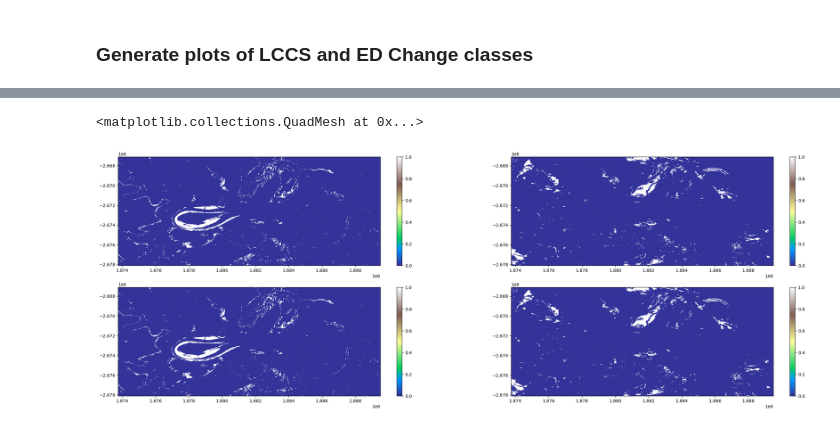
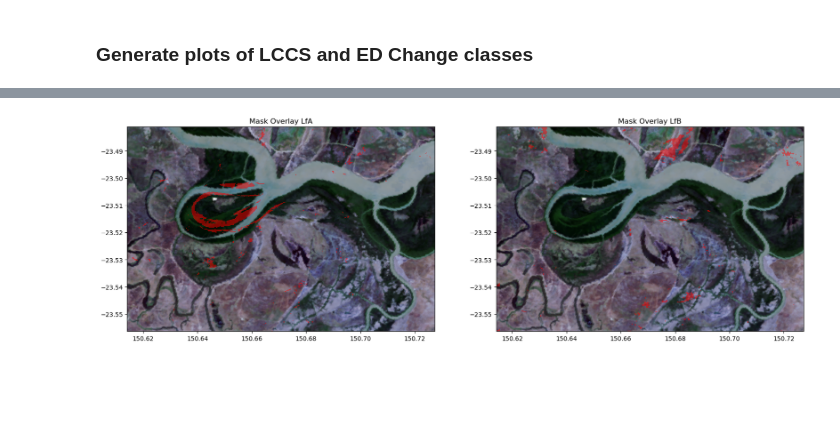
Before and after one commit to livingearth-system/living_coasts, a Jupyter notebook: 7_GCT_impacts.ipynb, the cells around one changed output, grey strips where cells are left out. Drawn from its saved outputs; the diff is of its cells as text; code cells hidden in the pictures; blank space fills up the shorter version.

```diff
--- a/7_GCT_impacts.ipynb
+++ b/7_GCT_impacts.ipynb
@@ -1228,9 +1448,13 @@ name: []
-# %%
-Lifeform_Change_fig, axs = plt.subplots(nrows = 2, ncols = 2, figsize=(30, 10))
-LFChanget[0].plot(ax=axs[0,0], cmap='terrain', add_labels=False)
-LFChanget[1].plot(ax=axs[0,1], cmap='terrain', add_labels=False)
-LFChanget[0].plot(ax=axs[1,0], cmap='terrain', add_labels=False)
-LFChanget[1].plot(ax=axs[1,1], cmap='terrain', add_labels=False)
-# %% [output]
-<matplotlib.collections.QuadMesh at 0x...>
-[figure, removed]
+# %%
+# Prepare the plot
+fig, axs = plt.subplots(nrows=1, ncols=2, figsize=(20, 10))
+# Plot the RGB image on each subplot
+for i, (var_name, ax) in enumerate(zip(LFChange.data_vars, axs.flatten())):
+    ax.imshow(rgb_image_adjusted, extent=[lon_range[0], lon_range[1], lat_range[0], lat_range[1]])
+    mask_data = LFChange[var_name]
+    mask_data = mask_data.where(mask_data != 0)  # Set non-masked areas to NaN to make them transparent
+    ax.imshow(mask_data, cmap='autumn', alpha=0.5, extent=[lon_range[0], lon_range[1], lat_range[0], lat_range[1]])
+    ax.set_title(f'Mask Overlay {var_name}')
+plt.show()
+# %% [output]
+[figure, added]
```
Also changed, not shown: parts of 39 cells of this notebook.
